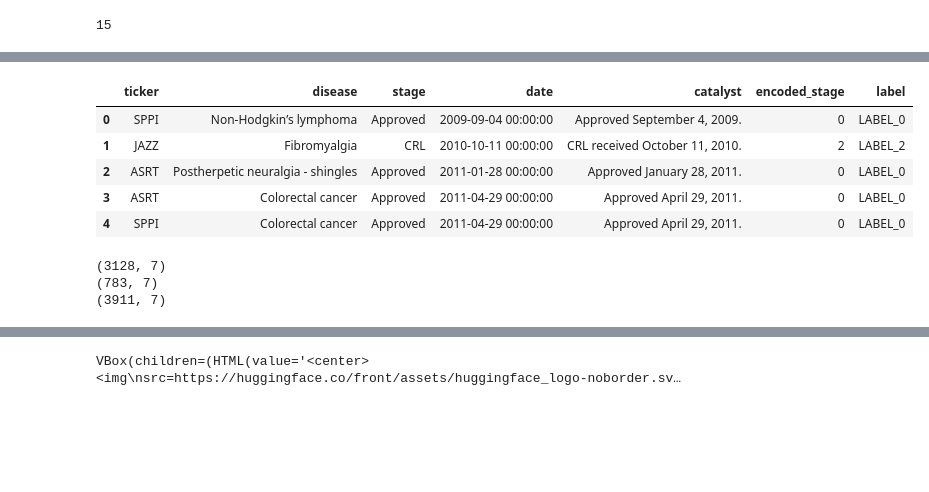
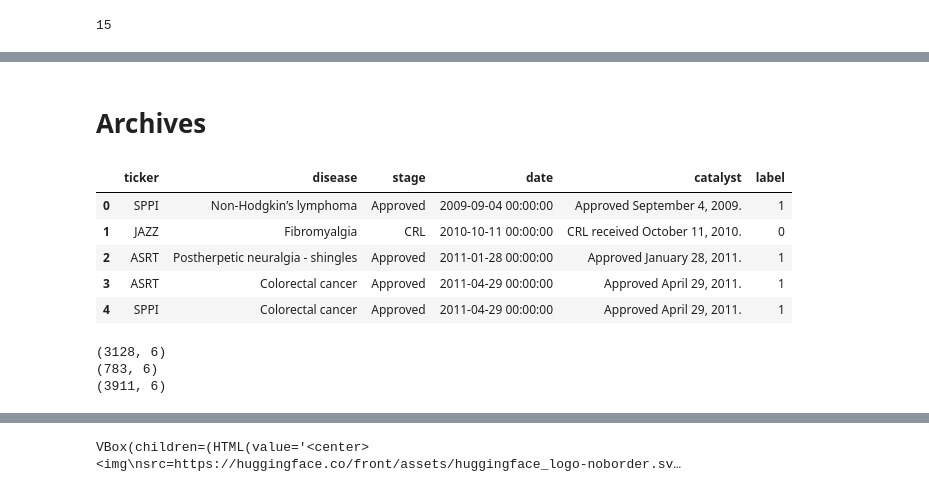
Before and after one commit to lameche99/The-Clinical-Trial-Effect, a Jupyter notebook: dataTest.ipynb, the cells around one changed output, grey strips where cells are left out. Drawn from its saved outputs; the diff is of its cells as text; code cells hidden in the pictures; blank space fills up the shorter version.

Commit message:
Keyword extraction added

```diff
--- a/dataTest.ipynb
+++ b/dataTest.ipynb
@@ -93,0 +175,7 @@ re.findall(pattern="\b*approve this\w*|\b*show\w*|\b*meet\w*", string="I will ap
+# %%
+# compared outputs from BioBERT and RoBERTa to improve our keyword selection to build ground truth labels
+bull_words = [
+    "preserv", "eval", "improv", "show", "meet", "met", "approv", "present", "observ", "achiev", "attain", "favor", "toler", "treat", "reduc", "reach"]
+bear_words = ["toxic", "halt", "fail", "reach"]
+bear_words = [f"\b*no \w*{bear_i}\w*" for bear_i in bull_words] + [f"\b*not \w*{bear_i}\w*" for bear_i in bull_words] + bear_words
+bull_words = [f"\b*\w*{bull_i}\w*" for bull_i in bull_words]
@@ -94,14 +186,26 @@ re.findall(pattern="\b*approve this\w*|\b*show\w*|\b*meet\w*", string="I will ap
 # %%
-def special_encode(x):
-    tmp_x = x.lower()
-    # BULLISH
-    if re.findall(pattern="\b*approv\w*|\b*show\w*|\b*meet\w*", string=x):
-        return 1
-    # BEARISH
-    elif re.findall(pattern="\b*halt\w*|\b*fail\w*|\b*did not reach \w*|\b*no differentiation from placebo \w*|\b*no diff\w*", string=x):
-        return -1
-    # NEUTRAL
-    else:
-        return 0
+# def special_encode(x, bull_words, bear_words):
+#     tmp_x = x.lower()
+#     # BULLISH
+#     if re.findall(pattern="\b*approv\w*|\b*show\w*|\b*meet\w*", string=x):
+#         return 1
+#     # BEARISH
+#     elif re.findall(pattern="\b*halt\w*|\b*fail\w*|\b*did not reach \w*|\b*no differentiation from placebo \w*|\b*no diff\w*", string=x):
+#         return -1
+#     # NEUTRAL
+#     else:
+#         return 0
+# %%
+def special_encode(x, bull_words=bull_words, bear_words=bear_words):
+    tmp_x = x.lower()
+    # BULLISH
+    if re.findall(pattern="|".join(bull_words), string=tmp_x):
+        return 1
+    # BEARISH
+    elif re.findall(pattern="|".join(bear_words), string=tmp_x):
+        return -1
+    # NEUTRAL
+    else:
+        return 0
 # %%
-catalyst['catalyst'].apply(special_encode).value_counts()
+catalyst['label'] = catalyst['catalyst'].apply(special_encode)
@@ -154,22 +222,24 @@ classifier.__dir__()
+# %% [markdown]
+# Archives
 # %%
-df = catalyst.copy(deep=True)
+df = catalyst.copy(deep=True).sort_values(by=['date']).reset_index(drop=True)
 df.head()
 # %% [output]
-|  | ticker | disease | stage | date | catalyst | encoded_stage | label |
-| 0 | SPPI | Non-Hodgkin’s lymphoma | Approved | 2009-09-04 00:00:00 | Approved September 4, 2009. | 0 | LABEL_0 |
-| 1 | JAZZ | Fibromyalgia | CRL | 2010-10-11 00:00:00 | CRL received October 11, 2010. | 2 | LABEL_2 |
-| 2 | ASRT | Postherpetic neuralgia - shingles | Approved | 2011-01-28 00:00:00 | Approved January 28, 2011. | 0 | LABEL_0 |
-| 3 | ASRT | Colorectal cancer | Approved | 2011-04-29 00:00:00 | Approved April 29, 2011. | 0 | LABEL_0 |
-| 4 | SPPI | Colorectal cancer | Approved | 2011-04-29 00:00:00 | Approved April 29, 2011. | 0 | LABEL_0 |
+|  | ticker | disease | stage | date | catalyst | label |
+| 0 | SPPI | Non-Hodgkin’s lymphoma | Approved | 2009-09-04 00:00:00 | Approved September 4, 2009. | 1 |
+| 1 | JAZZ | Fibromyalgia | CRL | 2010-10-11 00:00:00 | CRL received October 11, 2010. | 0 |
+| 2 | ASRT | Postherpetic neuralgia - shingles | Approved | 2011-01-28 00:00:00 | Approved January 28, 2011. | 1 |
+| 3 | ASRT | Colorectal cancer | Approved | 2011-04-29 00:00:00 | Approved April 29, 2011. | 1 |
+| 4 | SPPI | Colorectal cancer | Approved | 2011-04-29 00:00:00 | Approved April 29, 2011. | 1 |
 # %%
 train_size = 0.8
-row_len = int(train_size * catalyst.shape[0])
-train = catalyst.iloc[:row_len, :]
-test = catalyst.iloc[row_len:, :]
+row_len = int(train_size * df.shape[0])
+train = df.iloc[:row_len, :]
+test = df.iloc[row_len:, :]
 print(train.shape)
 print(test.shape)
 print(catalyst.shape)
 # %% [output]
-(3128, 7)
-(783, 7)
-(3911, 7)
+(3128, 6)
+(783, 6)
+(3911, 6)
```
Also changed, not shown: parts of 27 cells of this notebook, 3 other files.
